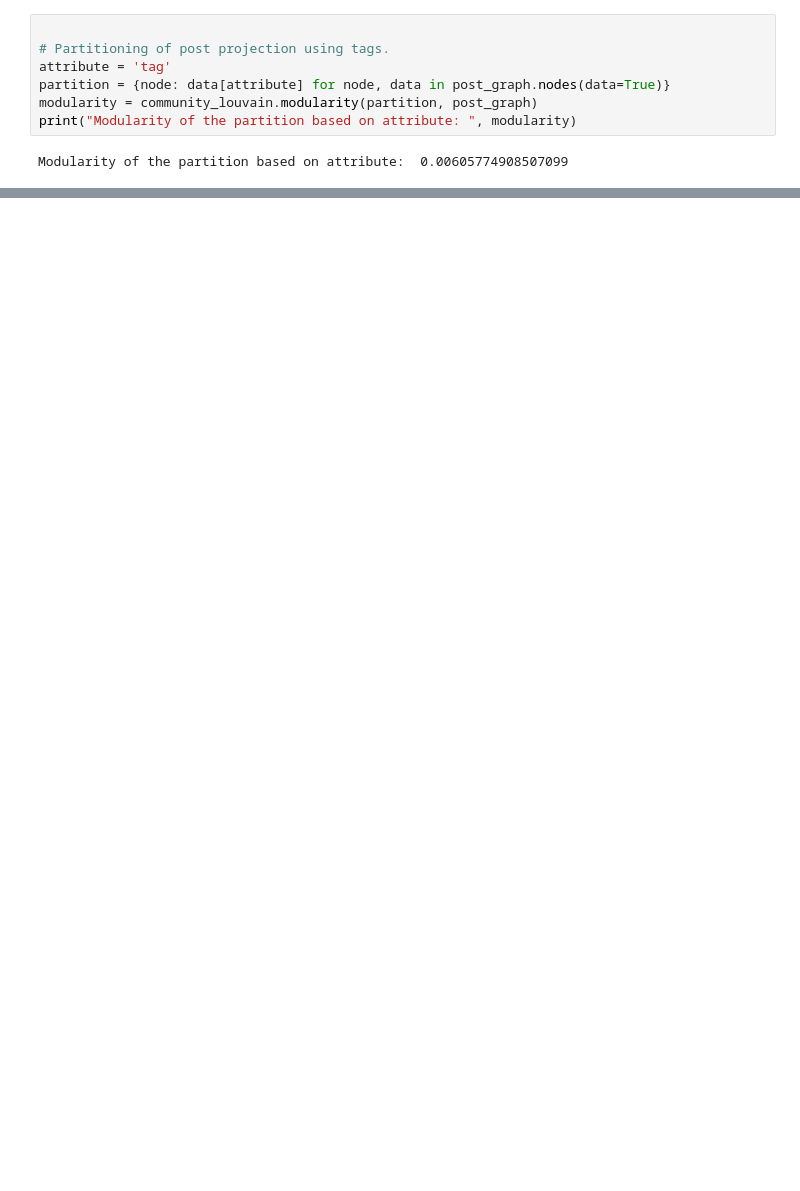
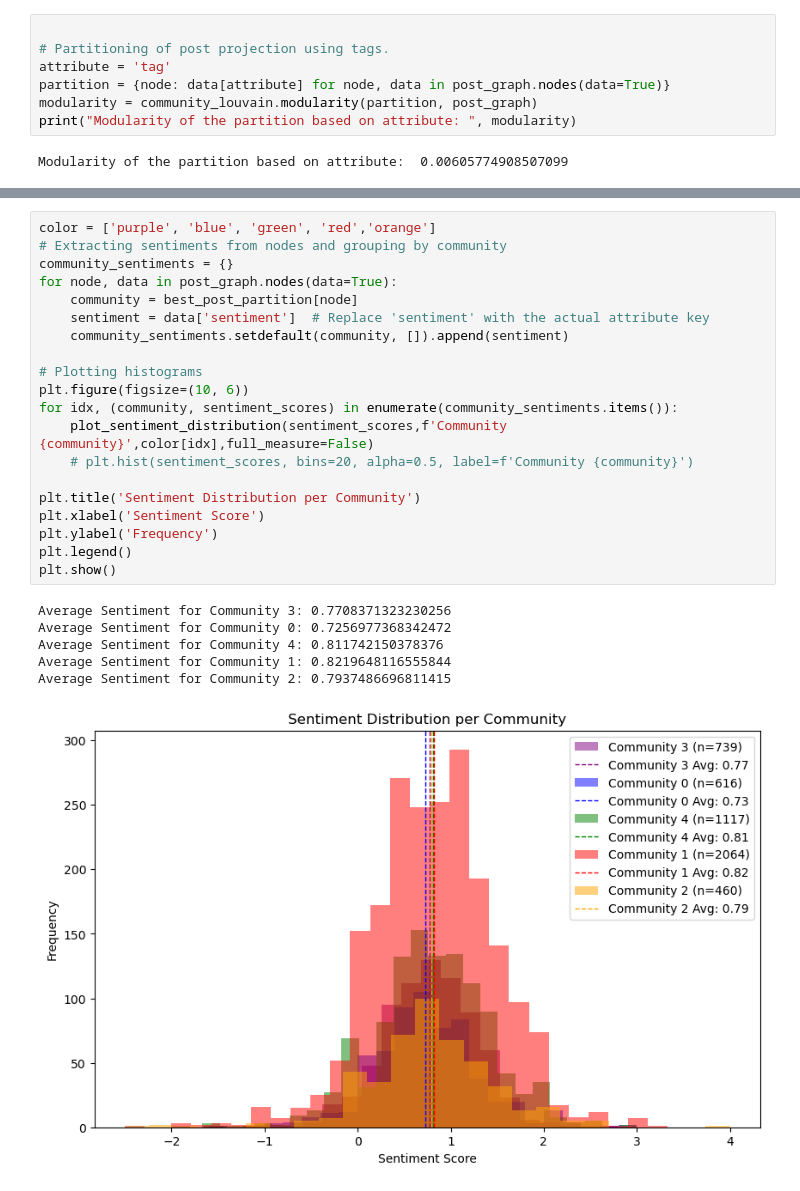
Before and after one commit to eskehaack/SGI_exam_project, a Jupyter notebook: helper_notebook.ipynb, the cells around one changed output, grey strips where cells are left out. Cells and saved outputs as stored; diff of their text form; blank space fills up the shorter version.

```diff
--- a/helper_notebook.ipynb
+++ b/helper_notebook.ipynb
@@ -441,0 +524,27 @@ Modularity of post partitions: 0.24815936211816636, with 5 communities
+# %%
+color = ['purple', 'blue', 'green', 'red','orange']
+# Extracting sentiments from nodes and grouping by community
+community_sentiments = {}
+for node, data in post_graph.nodes(data=True):
+    community = best_post_partition[node]
+    sentiment = data['sentiment']  # Replace 'sentiment' with the actual attribute key
+    community_sentiments.setdefault(community, []).append(sentiment)
+
+# Plotting histograms
+plt.figure(figsize=(10, 6))
+for idx, (community, sentiment_scores) in enumerate(community_sentiments.items()):
+    plot_sentiment_distribution(sentiment_scores,f'Community {community}',color[idx],full_measure=False)
+    # plt.hist(sentiment_scores, bins=20, alpha=0.5, label=f'Community {community}')
+
+plt.title('Sentiment Distribution per Community')
+plt.xlabel('Sentiment Score')
+plt.ylabel('Frequency')
+plt.legend()
+plt.show()
+# %% [output]
+Average Sentiment for Community 3: 0.7708371323230256
+Average Sentiment for Community 0: 0.7256977368342472
+Average Sentiment for Community 4: 0.811742150378376
+Average Sentiment for Community 1: 0.8219648116555844
+Average Sentiment for Community 2: 0.7937486696811415
+[figure, added]
```
Also changed, not shown: parts of 15 cells of this notebook.
